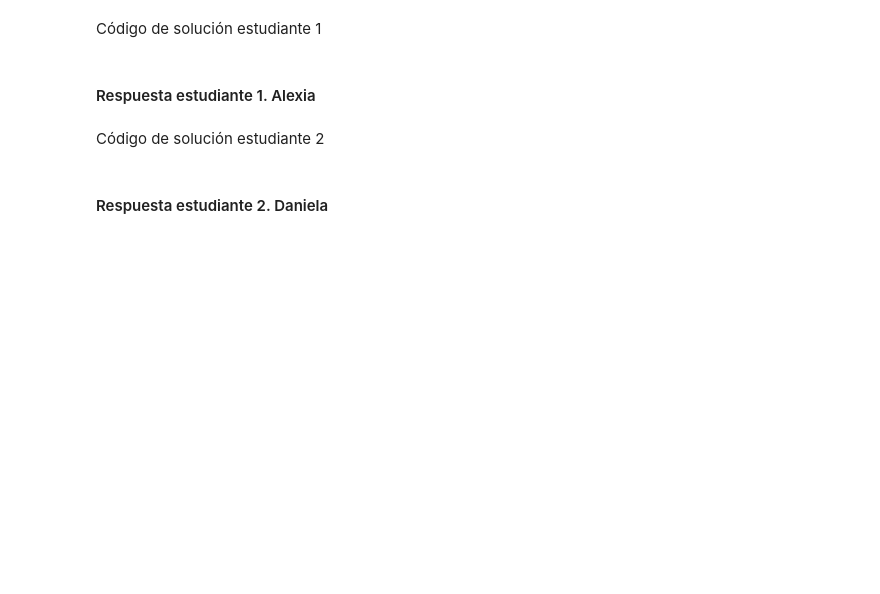
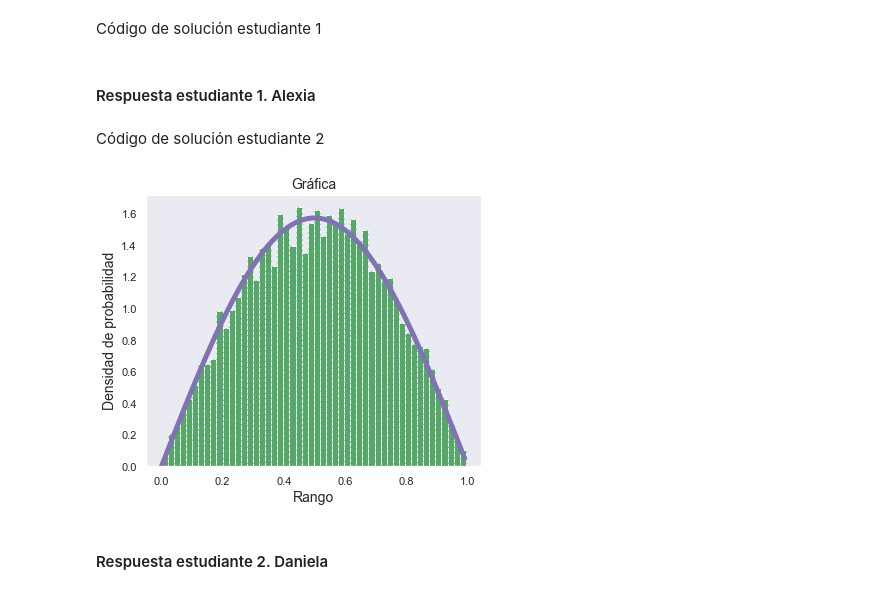
Before and after one commit to danielamichel/Tarea6.AMDiaz_DMichel, a Jupyter notebook: Tarea6.AMDiaz_DMichel.ipynb, the cells around one changed output. Saved outputs shown, nothing was run; the diff lists cells and outputs as text; code cells hidden in the pictures; blank space fills up the shorter version.

```diff
--- a/Tarea6.AMDiaz_DMichel.ipynb
+++ b/Tarea6.AMDiaz_DMichel.ipynb
@@ -83,3 +119,21 @@ Código de solución estudiante 2
+# %%
+# Código de solución estudiante 2
+N = 10000
+x = np.arange(0,1,0.01)
+r = np.random.rand(N)
+plt.figure(figsize=[6,5])
+plt.title("Gráfica",fontsize=14)
+f1 = lambda x: (np.pi*np.sin((np.pi)*x))/2
+plt.plot(x,f1(x),color="m",lw=5,ls="-")
+f2 = lambda r: (np.arccos(1-2*r))/np.pi
+plt.hist(f2(r),bins=50,density=True,color='g',linestyle='dashed')
+plt.xlabel('Rango',fontsize=14)
+plt.ylabel('Densidad de probabilidad',fontsize=14)
+plt.grid()
+#plt.legend();
+plt.show()
+# %% [output]
+[figure, added]
 # %% [markdown]
 #### Respuesta estudiante 2. Daniela
 # %% [markdown]
```
Also changed, not shown: parts of 19 cells of this notebook.
